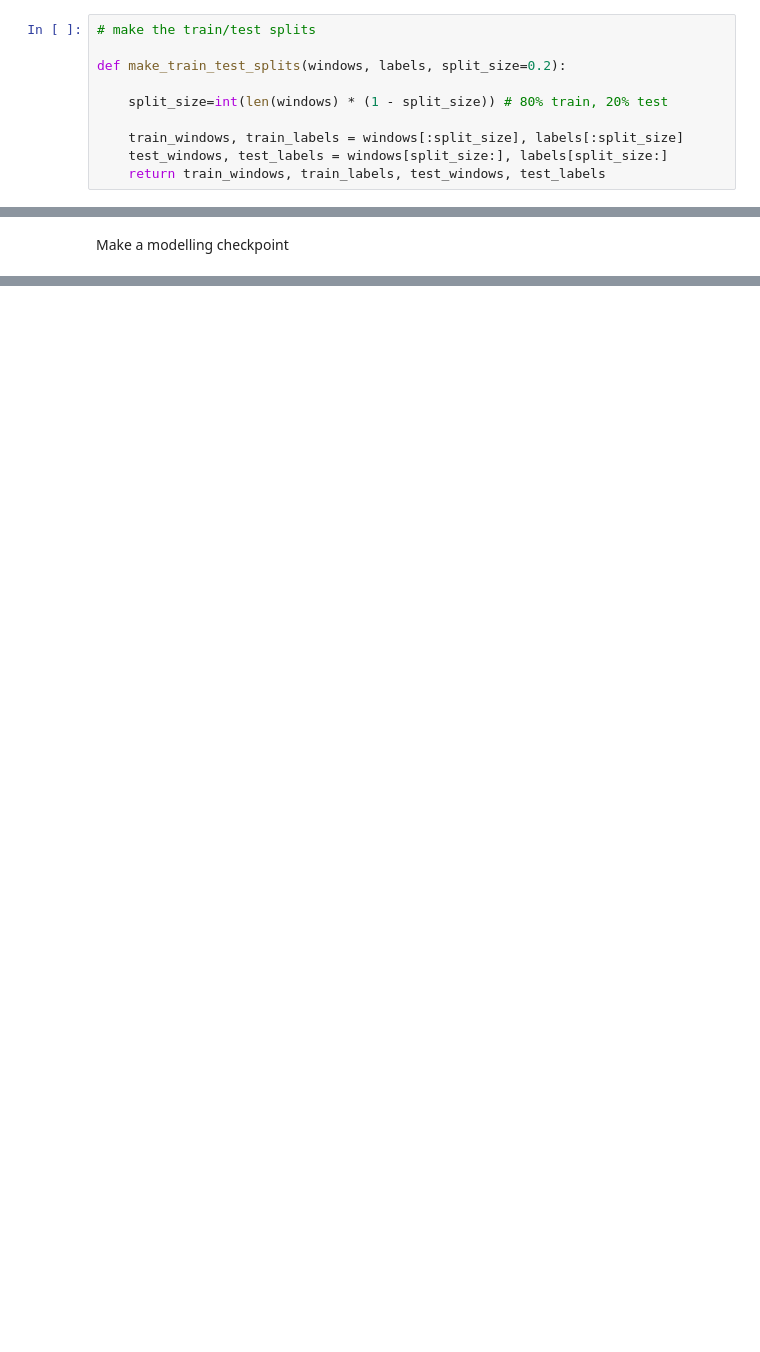
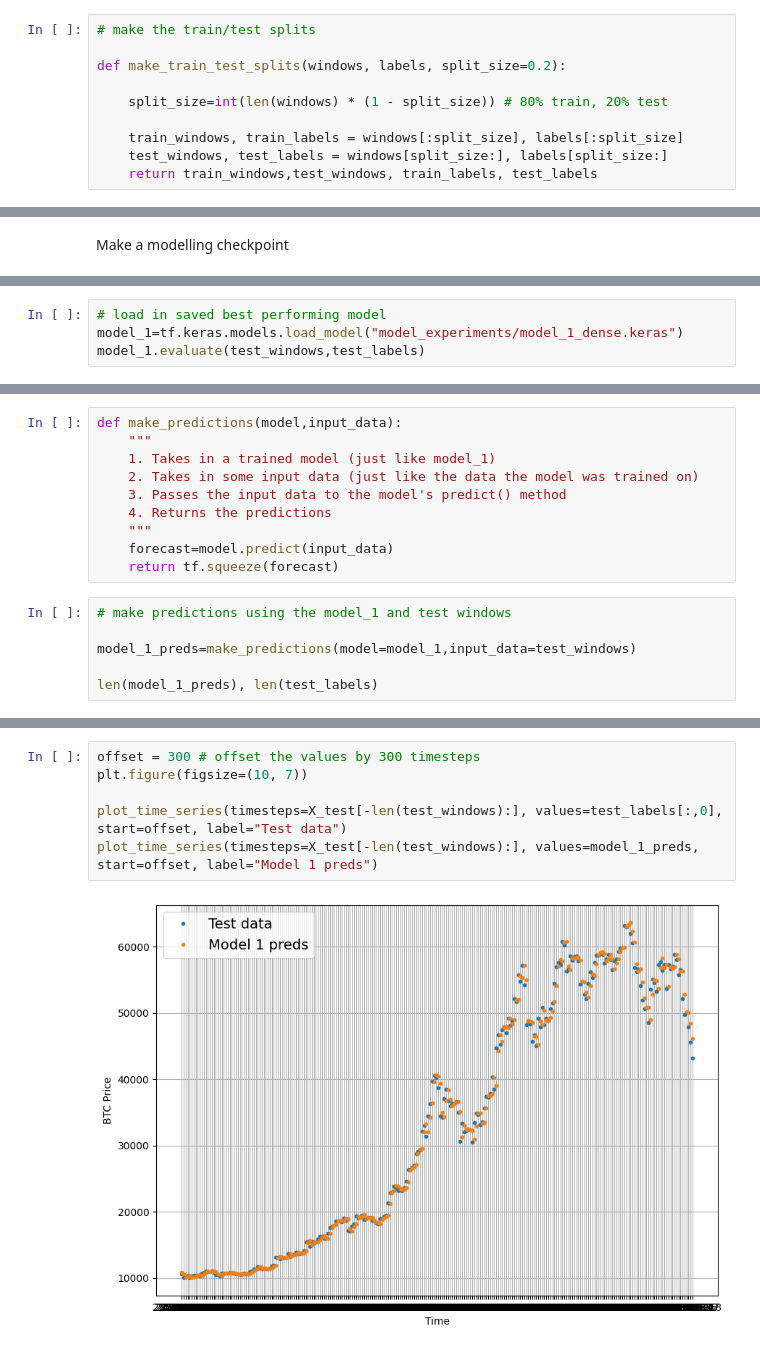
Before and after one commit to Rajnishmaurya/TensorFlow-for-Deep-Learning, a Jupyter notebook: Time Series/10. Tme Series forecasting in Tensorflow.ipynb, the cells around one changed output, grey strips where cells are left out. Saved outputs shown, nothing was run; the diff lists cells and outputs as text; blank space fills up the shorter version.

Commit message:
model_1

```diff
--- a/Time Series/10. Tme Series forecasting in Tensorflow.ipynb
+++ b/Time Series/10. Tme Series forecasting in Tensorflow.ipynb
@@ -477,7 +477,7 @@ def make_train_test_splits(windows, labels, split_size=0.2):
 
     train_windows, train_labels = windows[:split_size], labels[:split_size]
     test_windows, test_labels = windows[split_size:], labels[split_size:]
-    return train_windows, train_labels, test_windows, test_labels
+    return train_windows,test_windows, train_labels, test_labels
 # %%
 train_windows, test_windows, train_labels, test_labels = make_train_test_splits(full_windows, full_labels)
 len(train_windows), len(test_windows), len(train_labels), len(test_labels)
@@ -513,0 +591,4 @@ Make a modelling checkpoint
+# %%
+# load in saved best performing model
+model_1=tf.keras.models.load_model("model_experiments/model_1_dense.keras")
+model_1.evaluate(test_windows,test_labels)
@@ -513,0 +609,16 @@ Make a modelling checkpoint
+# %%
+def make_predictions(model,input_data):
+    """
+    1. Takes in a trained model (just like model_1)
+    2. Takes in some input data (just like the data the model was trained on)
+    3. Passes the input data to the model's predict() method
+    4. Returns the predictions
+    """
+    forecast=model.predict(input_data)
+    return tf.squeeze(forecast)
+# %%
+# make predictions using the model_1 and test windows
+
+model_1_preds=make_predictions(model=model_1,input_data=test_windows)
+
+len(model_1_preds), len(test_labels)
@@ -513,0 +647,8 @@ Make a modelling checkpoint
+# %%
+offset = 300 # offset the values by 300 timesteps
+plt.figure(figsize=(10, 7))
+
+plot_time_series(timesteps=X_test[-len(test_windows):], values=test_labels[:,0], start=offset, label="Test data")
+plot_time_series(timesteps=X_test[-len(test_windows):], values=model_1_preds, start=offset, label="Model 1 preds")
+# %% [output]
+[figure, added]
```
Also changed, not shown: parts of 15 cells of this notebook, 1 other file.
